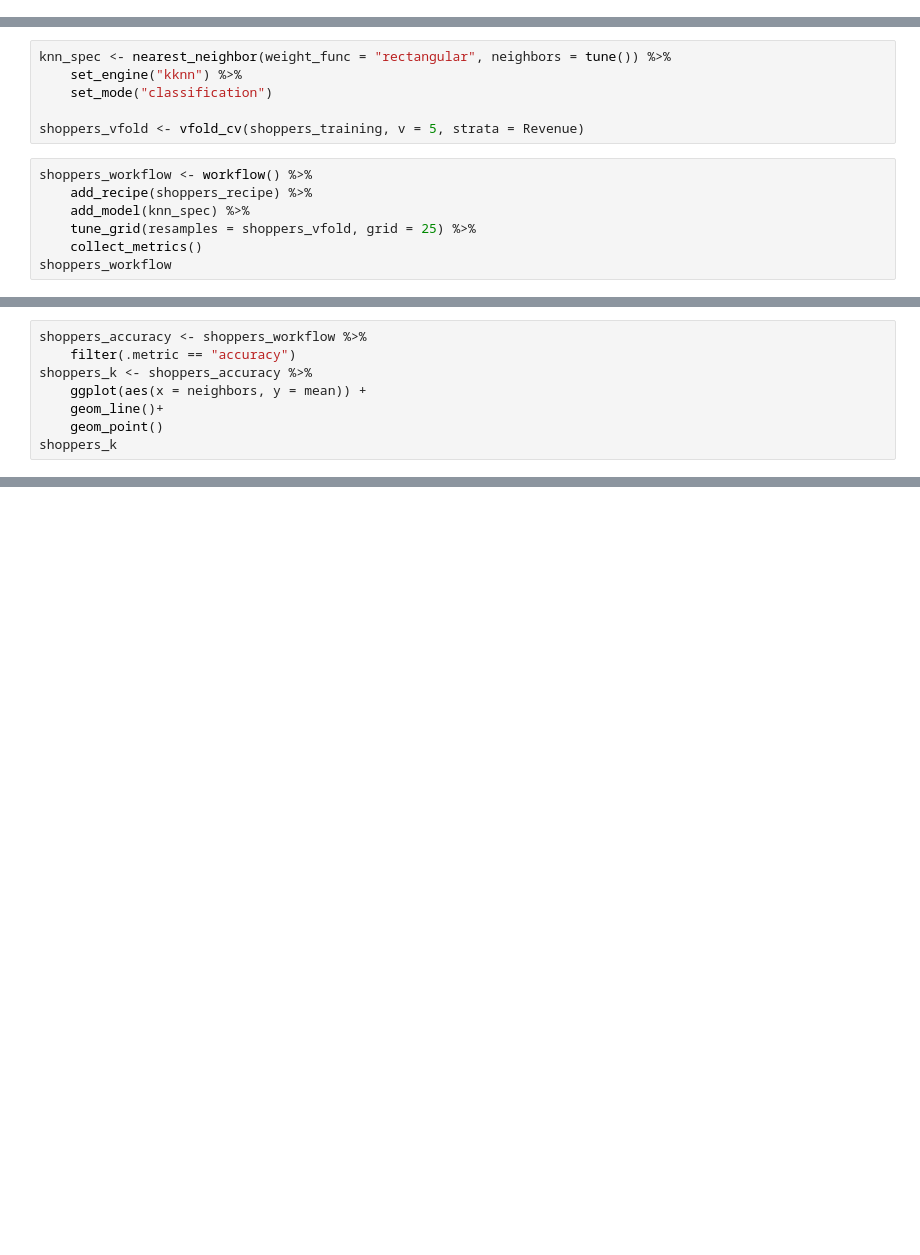
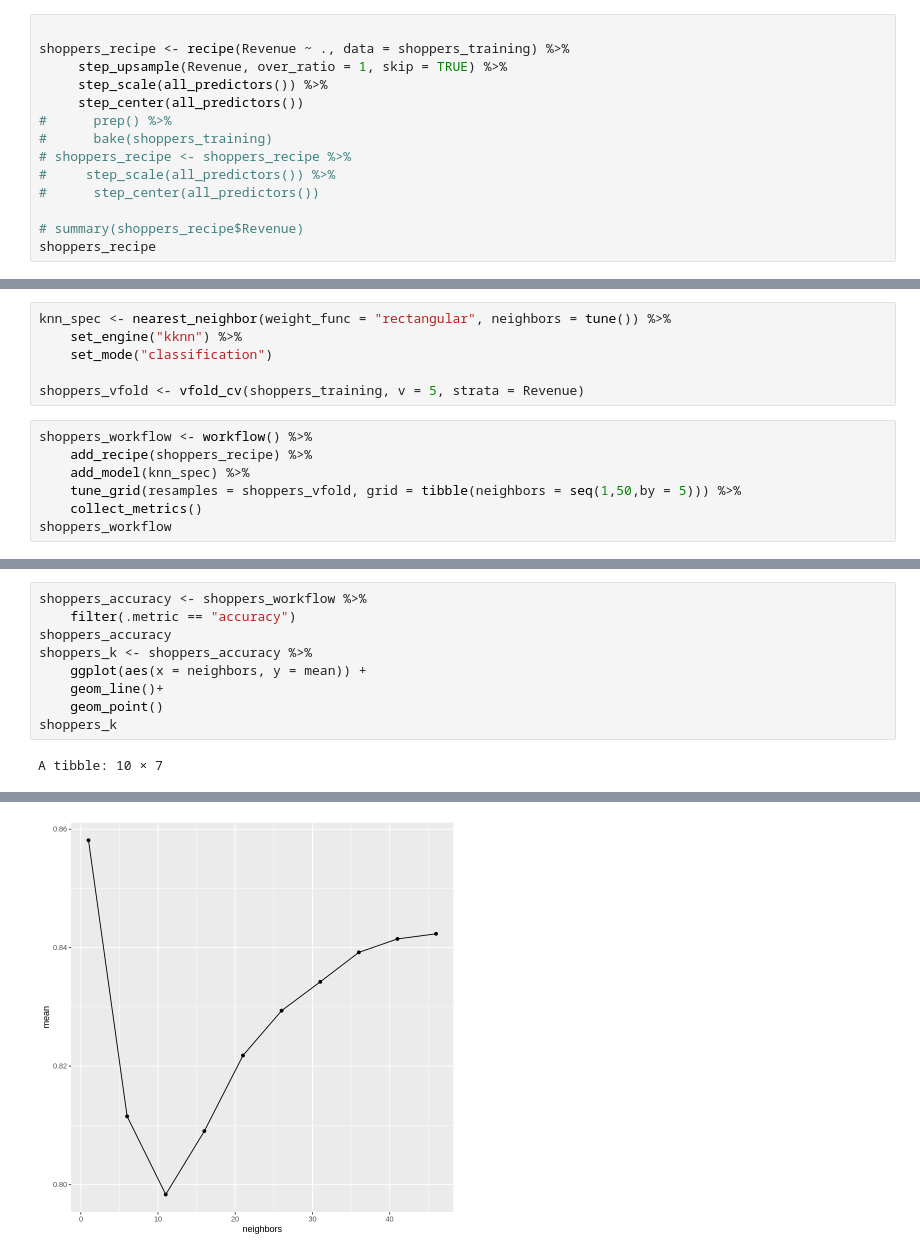
Before and after one commit to SerialGuitarist/group_project_report, a Jupyter notebook: report.ipynb, the cells around one changed output, grey strips where cells are left out. Saved outputs shown, nothing was run; the diff lists cells and outputs as text; blank space fills up the shorter version.

Commit message:
set skip to true in step_upsample

```diff
--- a/report.ipynb
+++ b/report.ipynb
@@ -80,0 +78,14 @@ shoppers_recipe <- recipe(Revenue ~ ., data = shoppers_training) %>%
+# %%
+
+shoppers_recipe <- recipe(Revenue ~ ., data = shoppers_training) %>%
+     step_upsample(Revenue, over_ratio = 1, skip = TRUE) %>%
+     step_scale(all_predictors()) %>%
+     step_center(all_predictors())
+#      prep() %>%
+#      bake(shoppers_training)
+# shoppers_recipe <- shoppers_recipe %>%
+#     step_scale(all_predictors()) %>%
+#      step_center(all_predictors())
+
+# summary(shoppers_recipe$Revenue)
+shoppers_recipe
@@ -88,6 +113,6 @@ shoppers_vfold <- vfold_cv(shoppers_training, v = 5, strata = Revenue)
 shoppers_workflow <- workflow() %>%
     add_recipe(shoppers_recipe) %>%
     add_model(knn_spec) %>%
-    tune_grid(resamples = shoppers_vfold, grid = 25) %>%
+    tune_grid(resamples = shoppers_vfold, grid = tibble(neighbors = seq(1,50,by = 5))) %>%
     collect_metrics()
 shoppers_workflow
@@ -94,8 +130,11 @@ shoppers_workflow
 # %%
 shoppers_accuracy <- shoppers_workflow %>%
     filter(.metric == "accuracy")
+shoppers_accuracy
 shoppers_k <- shoppers_accuracy %>%
     ggplot(aes(x = neighbors, y = mean)) +
     geom_line()+
     geom_point()
 shoppers_k
+# %% [output]
+A tibble: 10 × 7
@@ -101,0 +150 @@ shoppers_k
+[figure, added]
```
Also changed, not shown: parts of 6 cells of this notebook.
